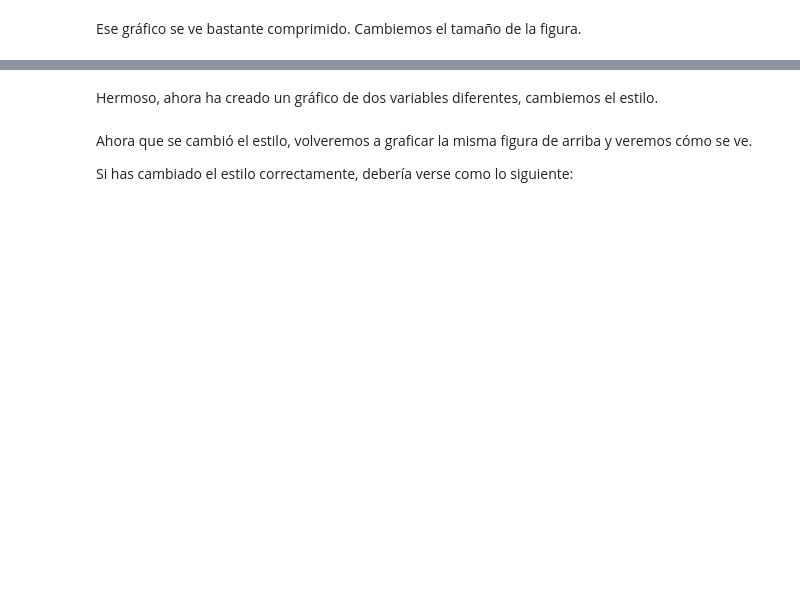
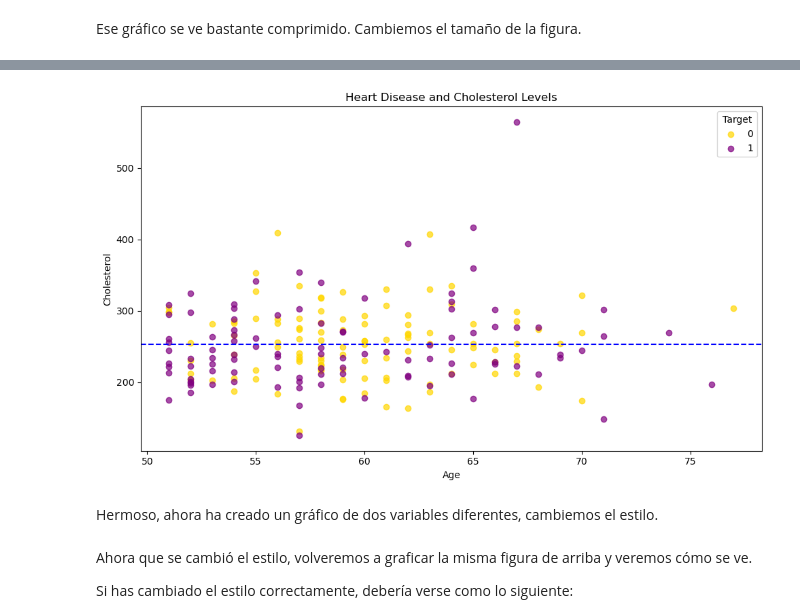
Before and after one commit to AlexDotel/Practicas-Machine-Learning, a Jupyter notebook: Ejercicio_Matplotlib.ipynb, the cells around one changed output, grey strips where cells are left out. Cells and saved outputs as stored; diff of their text form; code cells hidden in the pictures; blank space fills up the shorter version.

```diff
--- a/Ejercicio_Matplotlib.ipynb
+++ b/Ejercicio_Matplotlib.ipynb
@@ -392,6 +432,36 @@ Más específicamente, veremos cómo la edad y el colesterol combinados afectan
 
 Para este próximo desafío, vamos a replicar el siguiente gráfico:
 ![image.png](embedded-picture-1)
+# %%
+# Filtrar pacientes mayores de 50 años
+df_filtered = heart_disease[heart_disease['age'] > 50]
+
+# Separar por clase objetivo
+df_0 = df_filtered[df_filtered['target'] == 0]
+df_1 = df_filtered[df_filtered['target'] == 1]
+
+# Crear el gráfico
+plt.figure(figsize=(10, 6))
+
+# Puntos para target = 0
+plt.scatter(df_0['age'], df_0['chol'], color='gold', label='0', alpha=0.7)
+
+# Puntos para target = 1
+plt.scatter(df_1['age'], df_1['chol'], color='purple', label='1', alpha=0.7)
+
+# Línea horizontal con la media del colesterol
+mean_chol = df_filtered['chol'].mean()
+plt.axhline(y=mean_chol, color='blue', linestyle='--')
+
+# Títulos y etiquetas
+plt.title('Heart Disease and Cholesterol Levels')
+plt.xlabel('Age')
+plt.ylabel('Cholesterol')
+plt.legend(title='Target')
+plt.tight_layout()
+plt.show()
+# %% [output]
+[figure, added]
 # %%
 # Replique el gráfico anterior de la forma que crea conveniente
 
```
Also changed, not shown: parts of 11 cells of this notebook.
